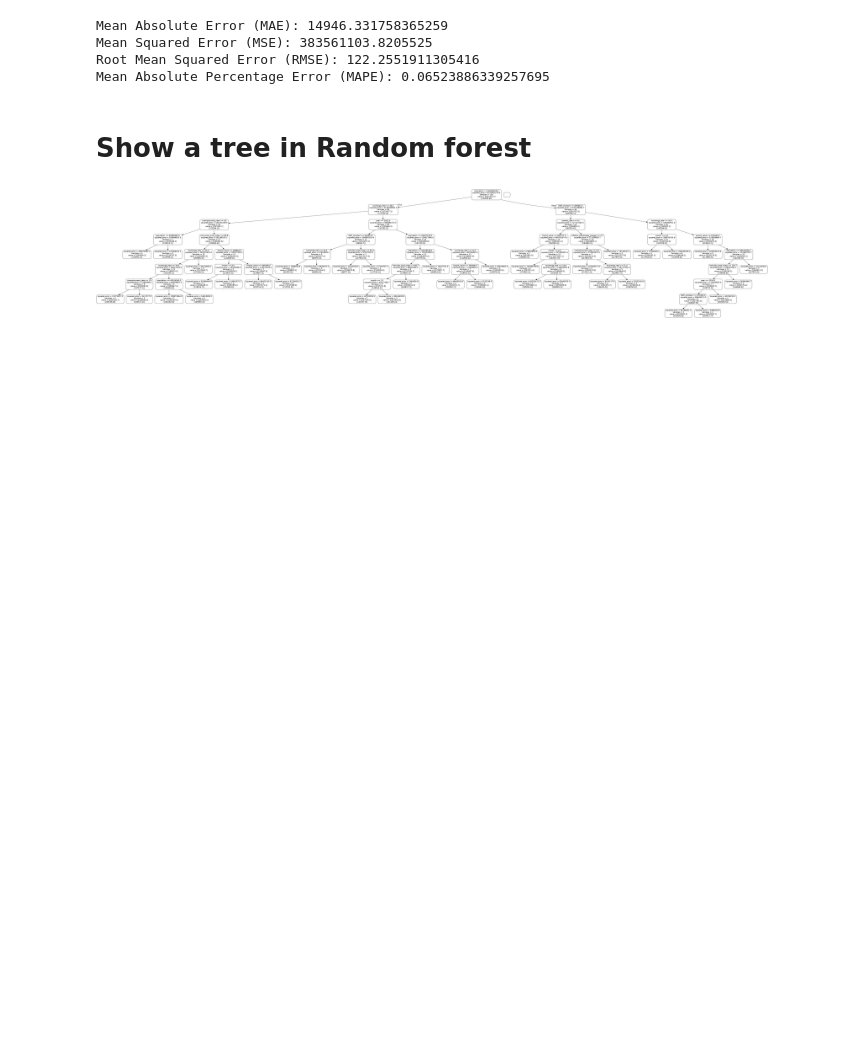
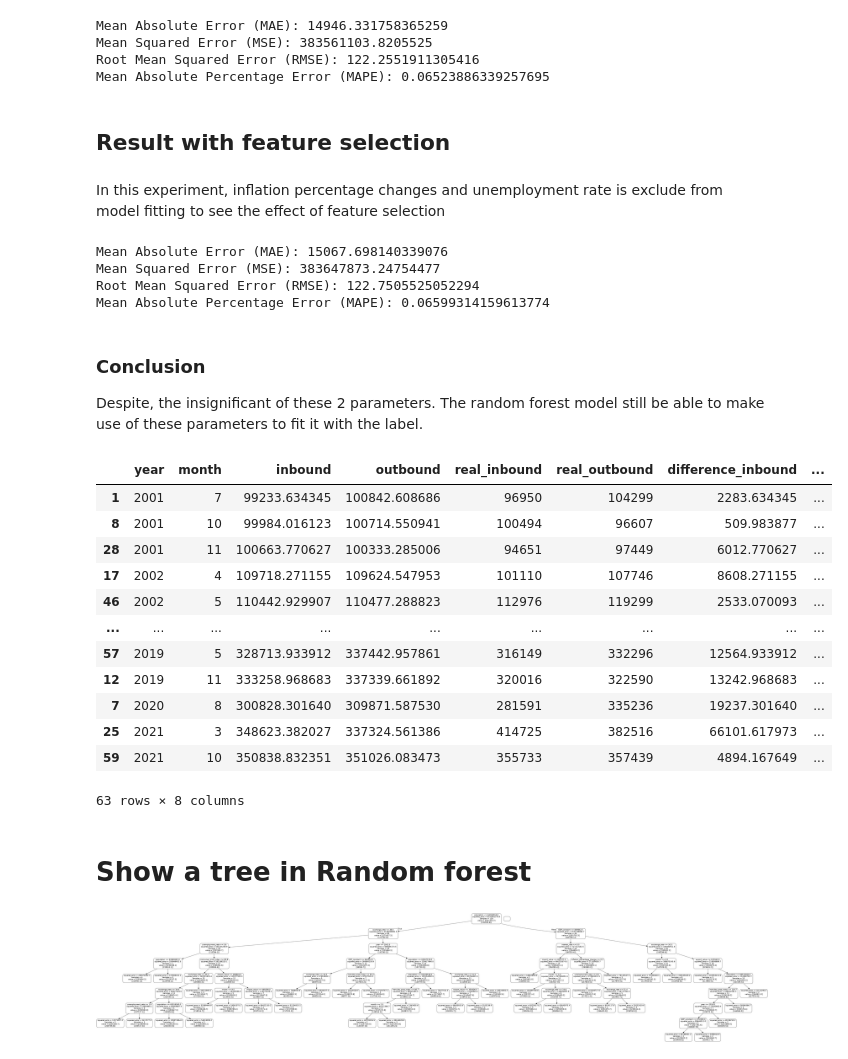
Before and after one commit to n-pitabread/container_forcast, a Jupyter notebook: container-throughput-forcast.ipynb, the cells around one changed output. Saved outputs shown, nothing was run; the diff lists cells and outputs as text; code cells hidden in the pictures; blank space fills up the shorter version.

```diff
--- a/container-throughput-forcast.ipynb
+++ b/container-throughput-forcast.ipynb
@@ -233,3 +220,7 @@ Mean Absolute Error (MAE): 14946.331758365259
 Mean Squared Error (MSE): 383561103.8205525
 Root Mean Squared Error (RMSE): 122.2551911305416
 Mean Absolute Percentage Error (MAPE): 0.06523886339257695
+# %% [markdown]
+## Result with feature selection
+# %% [markdown]
+In this experiment, inflation percentage changes and unemployment rate is exclude from model fitting to see the effect of feature selection
@@ -236,3 +240,39 @@ Mean Absolute Percentage Error (MAPE): 0.06523886339257695
+# %%
+print(f'Mean Absolute Error (MAE): {mean_absolute_error(test_labels, new_predictions)}')
+print(f'Mean Squared Error (MSE): {mean_squared_error(test_labels, new_predictions)}')
+print(f'Root Mean Squared Error (RMSE): {np.sqrt(mean_absolute_error(test_labels, new_predictions))}')
+print(f'Mean Absolute Percentage Error (MAPE): {mean_absolute_percentage_error(test_labels, new_predictions)}')
+# %% [output]
+Mean Absolute Error (MAE): 15067.698140339076
+Mean Squared Error (MSE): 383647873.24754477
+Root Mean Squared Error (RMSE): 122.7505525052294
+Mean Absolute Percentage Error (MAPE): 0.06599314159613774
+# %% [markdown]
+### Conclusion
+
+Despite, the insignificant of these 2 parameters. The random forest model still be able to make use of these parameters to fit it with the label.
+# %%
+prediction_df = pd.DataFrame(data={'year': map(int, test_features.T[0]), 'month': map(int, test_features.T[1]),
+                                   'inbound': predictions.T[0], 'outbound': predictions.T[1],
+                                  'real_inbound': test_labels.T[0], 'real_outbound': test_labels.T[1],
+                                  'difference_inbound': abs(predictions.T[0] - test_labels.T[0]),
+                                   'difference_outbound': abs(predictions.T[1] - test_labels.T[1])})
+prediction_df = prediction_df.sort_values(by=['year','month'])
+prediction_df
+# %% [output]
+|  | year | month | inbound | outbound | real_inbound | real_outbound | difference_inbound | ... |
+| 1 | 2001 | 7 | 99233.634345 | 100842.608686 | 96950 | 104299 | 2283.634345 | ... |
+| 8 | 2001 | 10 | 99984.016123 | 100714.550941 | 100494 | 96607 | 509.983877 | ... |
+| 28 | 2001 | 11 | 100663.770627 | 100333.285006 | 94651 | 97449 | 6012.770627 | ... |
+| 17 | 2002 | 4 | 109718.271155 | 109624.547953 | 101110 | 107746 | 8608.271155 | ... |
+| 46 | 2002 | 5 | 110442.929907 | 110477.288823 | 112976 | 119299 | 2533.070093 | ... |
+| ... | ... | ... | ... | ... | ... | ... | ... | ... |
+| 57 | 2019 | 5 | 328713.933912 | 337442.957861 | 316149 | 332296 | 12564.933912 | ... |
+| 12 | 2019 | 11 | 333258.968683 | 337339.661892 | 320016 | 322590 | 13242.968683 | ... |
+| 7 | 2020 | 8 | 300828.301640 | 309871.587530 | 281591 | 335236 | 19237.301640 | ... |
+| 25 | 2021 | 3 | 348623.382027 | 337324.561386 | 414725 | 382516 | 66101.617973 | ... |
+| 59 | 2021 | 10 | 350838.832351 | 351026.083473 | 355733 | 357439 | 4894.167649 | ... |
+63 rows × 8 columns
 # %% [markdown]
 # Show a tree in Random forest
 # %%
```
Also changed, not shown: parts of 7 cells of this notebook.
